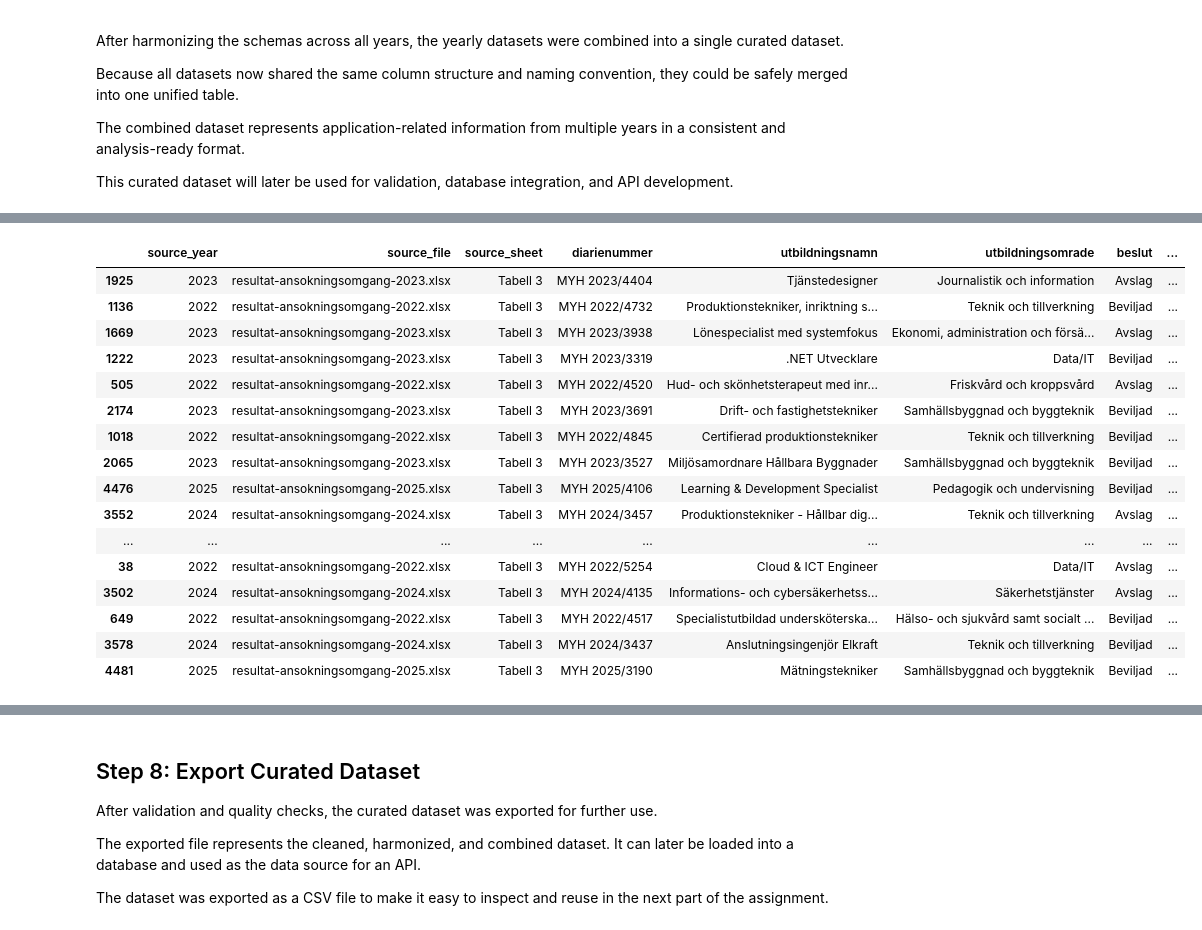
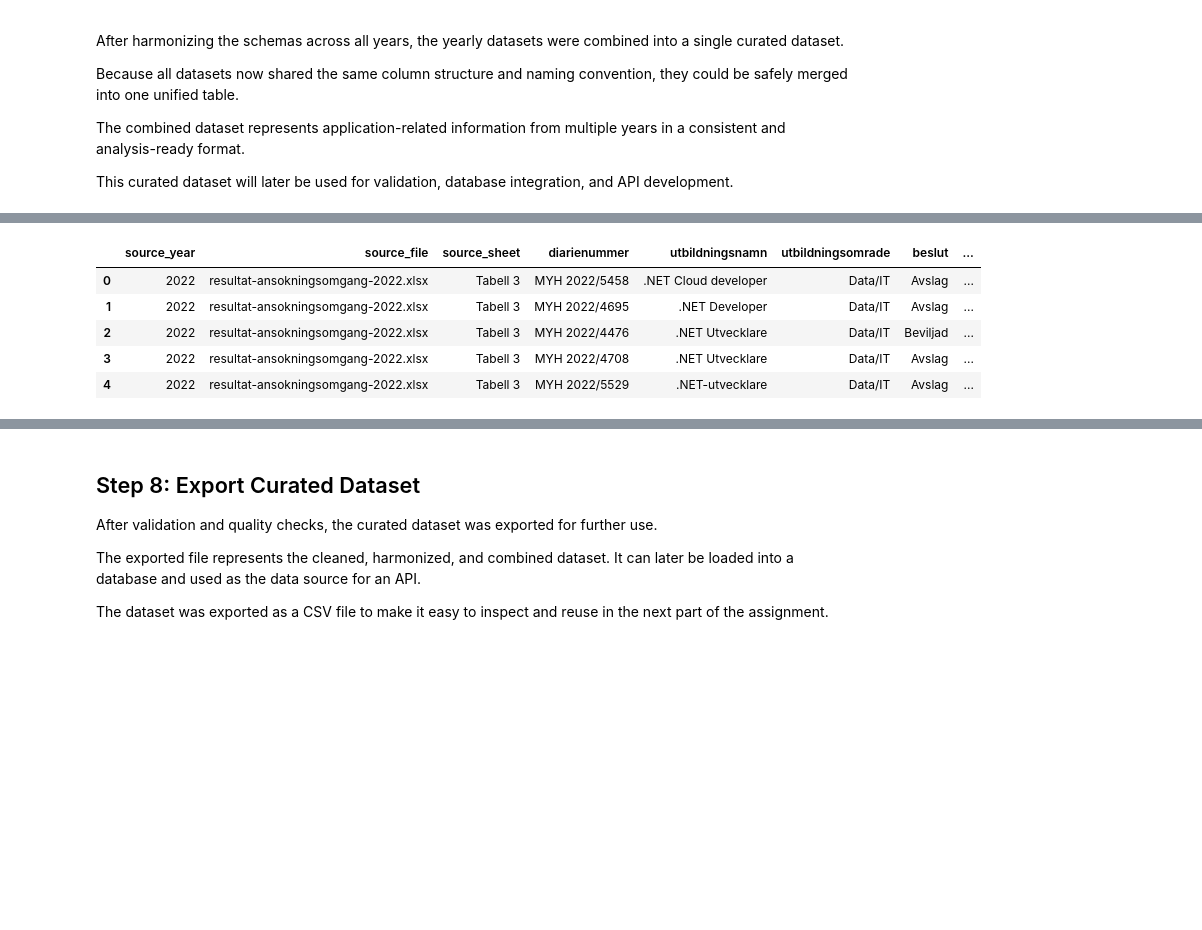
Before and after one commit to XinGclover/myh-applications-analytics, a Jupyter notebook: part_2/notebooks/part_2_curated_dataset.ipynb, the cells around one changed output, grey strips where cells are left out. Saved outputs shown, nothing was run; the diff lists cells and outputs as text; code cells hidden in the pictures; blank space fills up the shorter version.

```diff
--- a/part_2/notebooks/part_2_curated_dataset.ipynb
+++ b/part_2/notebooks/part_2_curated_dataset.ipynb
@@ -239,9 +258,36 @@ def harmonize_schema(df, target_columns):
     # rename source columns to target names
     df = df.rename(columns=COLUMN_MAPPING)
 
-    # create normalized decision from beslut
+    # create normalized English decision column
+    DECISION_MAPPING = {
+        "Beviljad": "approved",
+        "Avslag": "rejected",
+        "Återkallad": "withdrawn",
+    }
+
     if "beslut" in df.columns:
-        df["beslut_normalized"] = df["beslut"].astype("string").str.strip().str.lower()
+        df["decision_normalized"] = (
+            df["beslut"]
+            .astype("string")
+            .str.strip()
+            .map(DECISION_MAPPING)
+            .fillna("other")
+        )
+
+    # create normalized English study form column
+    STUDY_FORM_MAPPING = {
+        "Distans": "distance",
+        "Bunden": "on_site",
+    }
+
+    if "studieform" in df.columns:
+        df["study_form_normalized"] = (
+            df["studieform"]
+            .astype("string")
+            .str.strip()
+            .map(STUDY_FORM_MAPPING)
+            .fillna("other")
+        )
 
     # add missing columns
     for col in target_columns:
@@ -262,5 +308,6 @@ for year, df in standardized_dfs.items():
     harmonized_dfs[year] = harmonized_df
 
 
-check_schema(harmonized_dfs)
+schema_df = check_schema(harmonized_dfs)
+schema_df
 # %% [output]
@@ -291,7 +328,11 @@ The combined dataset represents application-related information from multiple ye
 This curated dataset will later be used for validation, database integration, and API development.
 # %%
 curated_df = pd.concat(harmonized_dfs.values(), ignore_index=True)
+curated_df = curated_df.convert_dtypes()
 
-curated_df.info()
-curated_df.sample(20)
+print("======= CURATED DATASET OVERVIEW =======")
+print(f"Rows: {curated_df.shape[0]}")
+print(f"Columns: {curated_df.shape[1]}")
+
+curated_df.head()
 # %% [output]
@@ -315,20 +342,9 @@ memory usage: 730.6+ KB
 |  | source_year | source_file | source_sheet | diarienummer | utbildningsnamn | utbildningsomrade | beslut | ... |
-| 1925 | 2023 | resultat-ansokningsomgang-2023.xlsx | Tabell 3 | MYH 2023/4404 | Tjänstedesigner | Journalistik och information | Avslag | ... |
-| 1136 | 2022 | resultat-ansokningsomgang-2022.xlsx | Tabell 3 | MYH 2022/4732 | Produktionstekniker, inriktning s... | Teknik och tillverkning | Beviljad | ... |
-| 1669 | 2023 | resultat-ansokningsomgang-2023.xlsx | Tabell 3 | MYH 2023/3938 | Lönespecialist med systemfokus | Ekonomi, administration och försä... | Avslag | ... |
-| 1222 | 2023 | resultat-ansokningsomgang-2023.xlsx | Tabell 3 | MYH 2023/3319 | .NET Utvecklare | Data/IT | Beviljad | ... |
-| 505 | 2022 | resultat-ansokningsomgang-2022.xlsx | Tabell 3 | MYH 2022/4520 | Hud- och skönhetsterapeut med inr... | Friskvård och kroppsvård | Avslag | ... |
-| 2174 | 2023 | resultat-ansokningsomgang-2023.xlsx | Tabell 3 | MYH 2023/3691 | Drift- och fastighetstekniker | Samhällsbyggnad och byggteknik | Beviljad | ... |
-| 1018 | 2022 | resultat-ansokningsomgang-2022.xlsx | Tabell 3 | MYH 2022/4845 | Certifierad produktionstekniker | Teknik och tillverkning | Beviljad | ... |
-| 2065 | 2023 | resultat-ansokningsomgang-2023.xlsx | Tabell 3 | MYH 2023/3527 | Miljösamordnare Hållbara Byggnader | Samhällsbyggnad och byggteknik | Beviljad | ... |
-| 4476 | 2025 | resultat-ansokningsomgang-2025.xlsx | Tabell 3 | MYH 2025/4106 | Learning & Development Specialist | Pedagogik och undervisning | Beviljad | ... |
-| 3552 | 2024 | resultat-ansokningsomgang-2024.xlsx | Tabell 3 | MYH 2024/3457 | Produktionstekniker - Hållbar dig... | Teknik och tillverkning | Avslag | ... |
-| ... | ... | ... | ... | ... | ... | ... | ... | ... |
-| 38 | 2022 | resultat-ansokningsomgang-2022.xlsx | Tabell 3 | MYH 2022/5254 | Cloud & ICT Engineer | Data/IT | Avslag | ... |
-| 3502 | 2024 | resultat-ansokningsomgang-2024.xlsx | Tabell 3 | MYH 2024/4135 | Informations- och cybersäkerhetss... | Säkerhetstjänster | Avslag | ... |
-| 649 | 2022 | resultat-ansokningsomgang-2022.xlsx | Tabell 3 | MYH 2022/4517 | Specialistutbildad undersköterska... | Hälso- och sjukvård samt socialt ... | Beviljad | ... |
-| 3578 | 2024 | resultat-ansokningsomgang-2024.xlsx | Tabell 3 | MYH 2024/3437 | Anslutningsingenjör Elkraft | Teknik och tillverkning | Beviljad | ... |
-| 4481 | 2025 | resultat-ansokningsomgang-2025.xlsx | Tabell 3 | MYH 2025/3190 | Mätningstekniker | Samhällsbyggnad och byggteknik | Beviljad | ... |
+| 0 | 2022 | resultat-ansokningsomgang-2022.xlsx | Tabell 3 | MYH 2022/5458 | .NET Cloud developer | Data/IT | Avslag | ... |
+| 1 | 2022 | resultat-ansokningsomgang-2022.xlsx | Tabell 3 | MYH 2022/4695 | .NET Developer | Data/IT | Avslag | ... |
+| 2 | 2022 | resultat-ansokningsomgang-2022.xlsx | Tabell 3 | MYH 2022/4476 | .NET Utvecklare | Data/IT | Beviljad | ... |
+| 3 | 2022 | resultat-ansokningsomgang-2022.xlsx | Tabell 3 | MYH 2022/4708 | .NET Utvecklare | Data/IT | Avslag | ... |
+| 4 | 2022 | resultat-ansokningsomgang-2022.xlsx | Tabell 3 | MYH 2022/5529 | .NET-utvecklare | Data/IT | Avslag | ... |
 # %% [markdown]
 ## Step 7: Validation and Quality Checks
 
```
Also changed, not shown: parts of 14 cells of this notebook.
